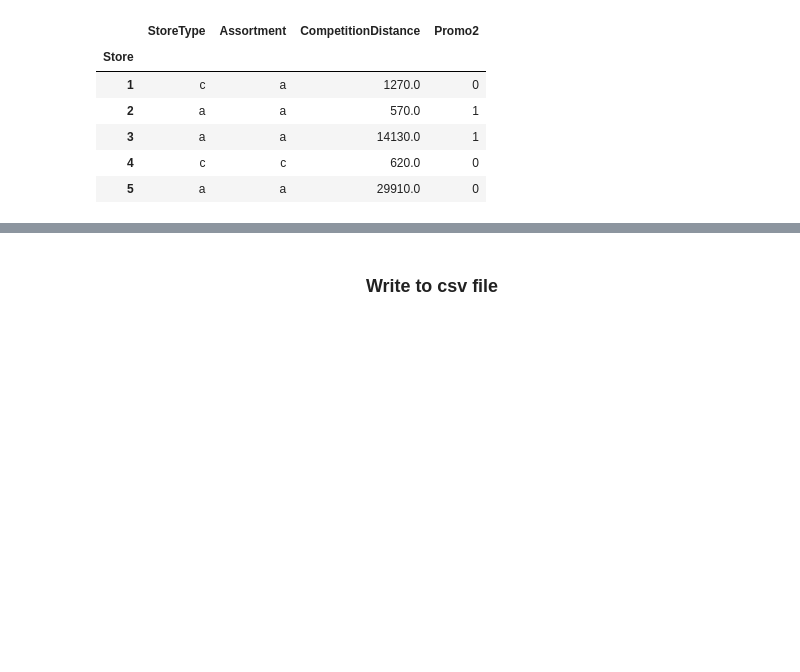
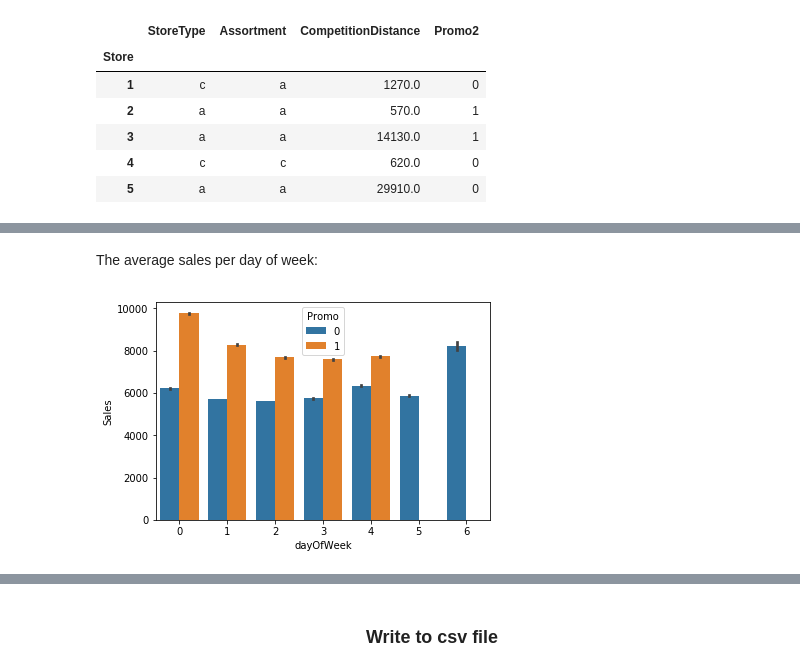
Before and after one commit to lukinaanastasiya/data-science-projects, a Jupyter notebook: Rossmann_Store_Sales/rossmann_store_sales_new_vision.ipynb, the cells around one changed output, grey strips where cells are left out. Drawn from its saved outputs; the diff is of its cells as text; code cells hidden in the pictures; blank space fills up the shorter version.

```diff
--- a/Rossmann_Store_Sales/rossmann_store_sales_new_vision.ipynb
+++ b/Rossmann_Store_Sales/rossmann_store_sales_new_vision.ipynb
@@ -121,0 +221,7 @@ test = data_preparation(df_test)
+# %% [markdown]
+The average sales per day of week:
+# %%
+avg = train[['Sales', 'Customers', 'Promo']].groupby(['Promo']).mean()
+sns.barplot(x="dayOfWeek", y="Sales", hue="Promo", order=[0, 1, 2, 3, 4, 5, 6], data=train);
+# %% [output]
+[figure, added]
```
Also changed, not shown: parts of 34 cells of this notebook.
